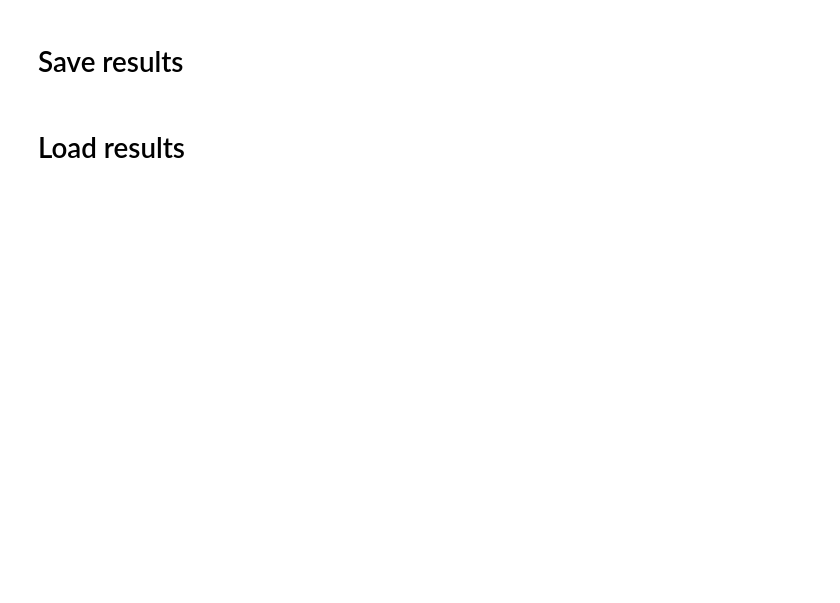
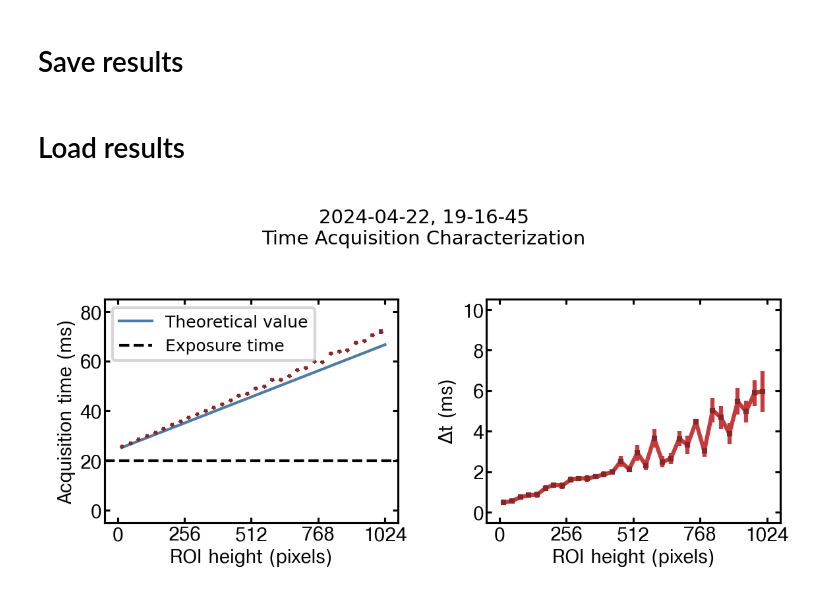
Before and after one commit to TQT-RAAQS/LLRS, a Jupyter notebook: tools/image_acquisition_characterization.ipynb, the cells around one changed output. Cells and saved outputs as stored; diff of their text form; code cells hidden in the pictures; blank space fills up the shorter version.

Commit message:
image acquisition tests updated

```diff
--- a/tools/image_acquisition_characterization.ipynb
+++ b/tools/image_acquisition_characterization.ipynb
@@ -20,8 +23,8 @@ home = os.path.expanduser("~")
 os.chdir(home + "/LLRS")
 # %%
 base_cmd = "./bin/modules/image-acq/test-img-acq"
-def get_acq_time (rx, ry, hb, vb):
-    command = base_cmd + " -rx " + str(rx) + " -ry " + str(ry) + ' -hb ' + str(hb) + ' -vb ' + str(vb)
+def get_acq_time (rx, ry, hb, vb, reps, fgc_timtout):
+    command = base_cmd + " -rx " + str(rx) + " -ry " + str(ry) + ' -hb ' + str(hb) + ' -vb ' + str(vb) + " -n " + str(reps) + " -fgct " + str(round(fgc_timtout))
     return os.popen(command).read()
 # %%
 camera = AndoriXonUltra888()
@@ -41,14 +64,13 @@ camera.set_acquisition_properties(acquisition_prop_dict)
 # %%
-roi_heights = list(range(16, 1025, 16))
-time_data = np.full((len(roi_heights), 100), np.nan)
+reps = 10
+roi_heights = list(range(16, 1025, 32))
+time_data = np.full((len(roi_heights), reps), np.nan)
+fgc_timeout = camera.sdk.GetAcquisitionTimings()[1] * 1e3 + 10 # Retrieves the exposure time in ms
 
 for i in range(len(roi_heights)):
     print(f"{i}/{len(roi_heights)}")
 
     height = roi_heights[i]
-
-    new_row = []
-    new_row.append(height)
 
     camera.sdk.SetIsolatedCropModeEx(
         1,
@@ -65,9 +87,12 @@ for i in range(len(roi_heights)):
     acq_time_str = get_acq_time(1024,
                                 height,
                                 1,
-                                1)
+                                1,
+                                reps,
+                                fgc_timeout)
 
     camera.stop_listening_for_hardware_trigger()
 
     acq_time_list = [int(num) for num in acq_time_str.strip().split(",") if num]
+
     time_data[i, :] = np.array(acq_time_list)
@@ -87,21 +215,23 @@ with open(os.path.join(home, "LLRS", "resources", "image_acquisition_characteriz
 # %% [markdown]
 # Load results
 # %%
-file_name = "2024-04-20, 17-54-31.pickle"
+load_latest = True
+if not load_latest:
+    file_name = "2024-04-22, 19-04-01.pickle"
 
 with open(os.path.join(home, "LLRS", "resources", "image_acquisition_characterization", file_name), "rb") as file:
     data = pickle.load(file)
-    roi_heights = data["xvals"]
+    roi_heights = np.array(data["xvals"])
     time_data = data["data"]
     title = data["experiment"]
 # %%
 def theoretical_acquistion_time_oct3(T_exposure=0.02, f_v=1/4.33e-6, f_h=30e6, f_PCIe=1.784e9, f_link=6.1e9, S_y=1039,
-                                    N_D=468, N_G=604, N_O=16, W=1024, H=1024, S_h=1056, bin_v=1):
+                                    N_D=468, N_G=604, N_O=16, W=1024, H=1024, S_h=1056, bin_v=1, flag_dma=True):
     T_transfer = S_y/f_v + H/f_v * sum([1/(2**i)for i in range(1, int(np.log2(bin_v)))])
     T_horshift = H/bin_v * (1/f_v + (S_h + N_O - 1024 + W)/f_h)
     T_register = (N_D + N_G)/f_h
     T_dma = (H/bin_v * W * 2) / f_PCIe
-    return T_exposure + T_transfer + T_horshift + T_register + T_dma
+    return T_exposure + T_transfer + T_horshift + T_register + T_dma * flag_dma
 # %%
 acq_time_mean = time_data.mean(axis = 1)
 acq_time_std = time_data.std(axis = 1)
@@ -128,34 +258,36 @@ yvals = np.array([theoretical_acquistion_time_oct3(W = 1024, H = x) for x in xva
 PlotPlotter(
     fig,
     ax[0],
     xvals,
     yvals * 1e3,
     style = {"linestyle": "-", "lw": 1, "label": "Theoretical value"},
 ).draw()
 
 ax[0].axhline(20, linestyle = "--", linewidth = 1, color = "black", label = "Exposure time")
 ax[0].legend(fontsize=6)
 
 yvals = np.array([theoretical_acquistion_time_oct3(W = 1024, H = x) for x in roi_heights])
 ErrorbarPlotter(
     fig,
     ax[1],
     roi_heights,
     acq_time_mean / 1e6 - yvals * 1e3,
     yerr = acq_time_std / 1e6,
     ylim = [-0.5, 10.5],
     yticks = [0, 2, 4, 6, 8, 10],
     xlim = [-50, 1074],
     xticks = [0, 256, 512, 768, 1024],
     style = {"linestyle": "-", "marker": "s", "markersize": 1},
     xlabel = "ROI height (pixels)",
     ylabel = "$\Delta$t (ms)",
 ).draw()
 
-plt.suptitle(f"{title}\nTime Acquisition Characterization", fontsize=7)
+plt.suptitle(f"{title.split('.')[0]}\nTime Acquisition Characterization", fontsize=7)
 plt.tight_layout()
 plt.savefig("result.jpg")
 plt.show()
+# %% [output]
+[figure, added]
 # %%
 acq_time_mean = time_data.mean(axis = 1)
 acq_time_std = time_data.std(axis = 1)
```
Also changed, not shown: parts of 8 cells of this notebook, 1 other file.
